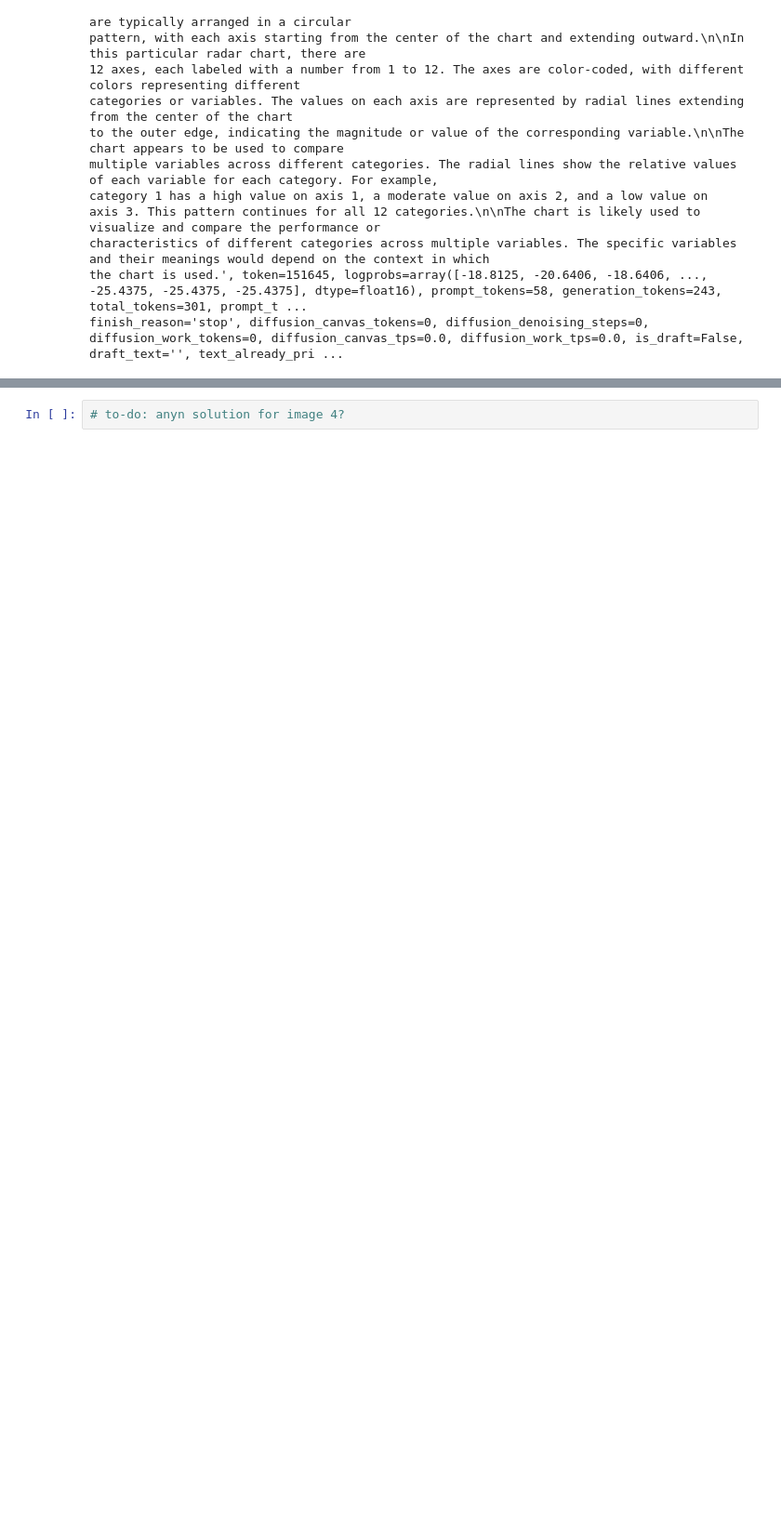
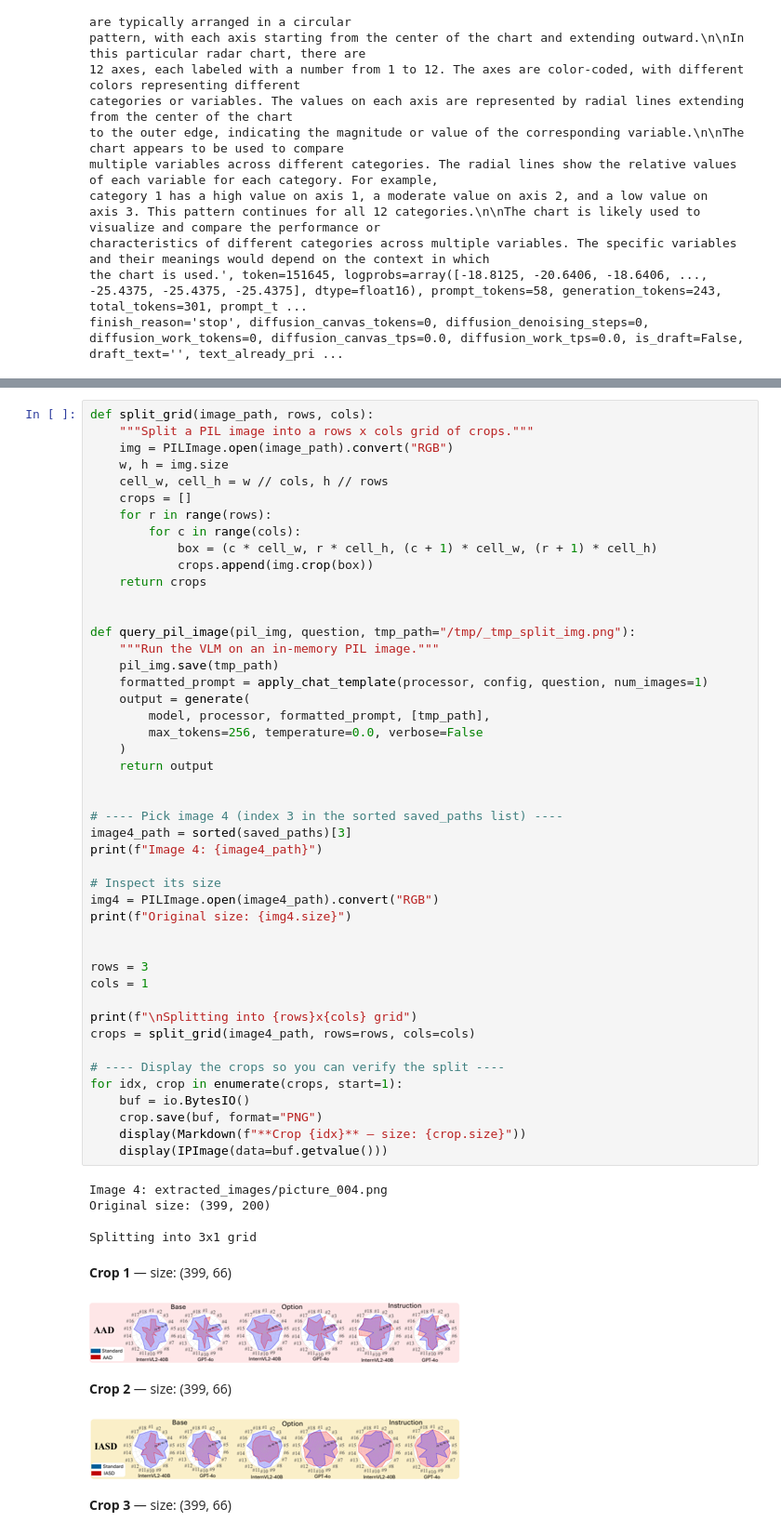
Before and after one commit to hanhanwu/Yokan, a Jupyter notebook: experiments_multimodal/PixelRAG/existing_parsing_docling.ipynb, the cells around one changed output, grey strips where cells are left out. Shown at 93% size. Saved outputs shown, nothing was run; the diff lists cells and outputs as text; blank space fills up the shorter version.

Commit message:
split grid and upscale works for complex images

```diff
--- a/experiments_multimodal/PixelRAG/existing_parsing_docling.ipynb
+++ b/experiments_multimodal/PixelRAG/existing_parsing_docling.ipynb
@@ -636,2 +642,56 @@ finish_reason='stop', diffusion_canvas_tokens=0, diffusion_denoising_steps=0, di
 # %%
-# to-do: anyn solution for image 4?
+def split_grid(image_path, rows, cols):
+    """Split a PIL image into a rows x cols grid of crops."""
+    img = PILImage.open(image_path).convert("RGB")
+    w, h = img.size
+    cell_w, cell_h = w // cols, h // rows
+    crops = []
+    for r in range(rows):
+        for c in range(cols):
+            box = (c * cell_w, r * cell_h, (c + 1) * cell_w, (r + 1) * cell_h)
+            crops.append(img.crop(box))
+    return crops
+
+
+def query_pil_image(pil_img, question, tmp_path="/tmp/_tmp_split_img.png"):
+    """Run the VLM on an in-memory PIL image."""
+    pil_img.save(tmp_path)
+    formatted_prompt = apply_chat_template(processor, config, question, num_images=1)
+    output = generate(
+        model, processor, formatted_prompt, [tmp_path],
+        max_tokens=256, temperature=0.0, verbose=False
+    )
+    return output
+
+
+# ---- Pick image 4 (index 3 in the sorted saved_paths list) ----
+image4_path = sorted(saved_paths)[3]
+print(f"Image 4: {image4_path}")
+
+# Inspect its size
+img4 = PILImage.open(image4_path).convert("RGB")
+print(f"Original size: {img4.size}")
+
+
+rows = 3
+cols = 1
+
+print(f"\nSplitting into {rows}x{cols} grid")
+crops = split_grid(image4_path, rows=rows, cols=cols)
+
+# ---- Display the crops so you can verify the split ----
+for idx, crop in enumerate(crops, start=1):
+    buf = io.BytesIO()
+    crop.save(buf, format="PNG")
+    display(Markdown(f"**Crop {idx}** — size: {crop.size}"))
+    display(IPImage(data=buf.getvalue()))
+# %% [output]
+Image 4: extracted_images/picture_004.png
+Original size: (399, 200)
+
+Splitting into 3x1 grid
+**Crop 1** — size: (399, 66)
+[figure, added]
+**Crop 2** — size: (399, 66)
+[figure, added]
+**Crop 3** — size: (399, 66)
```
Also changed, not shown: parts of 4 cells of this notebook.
